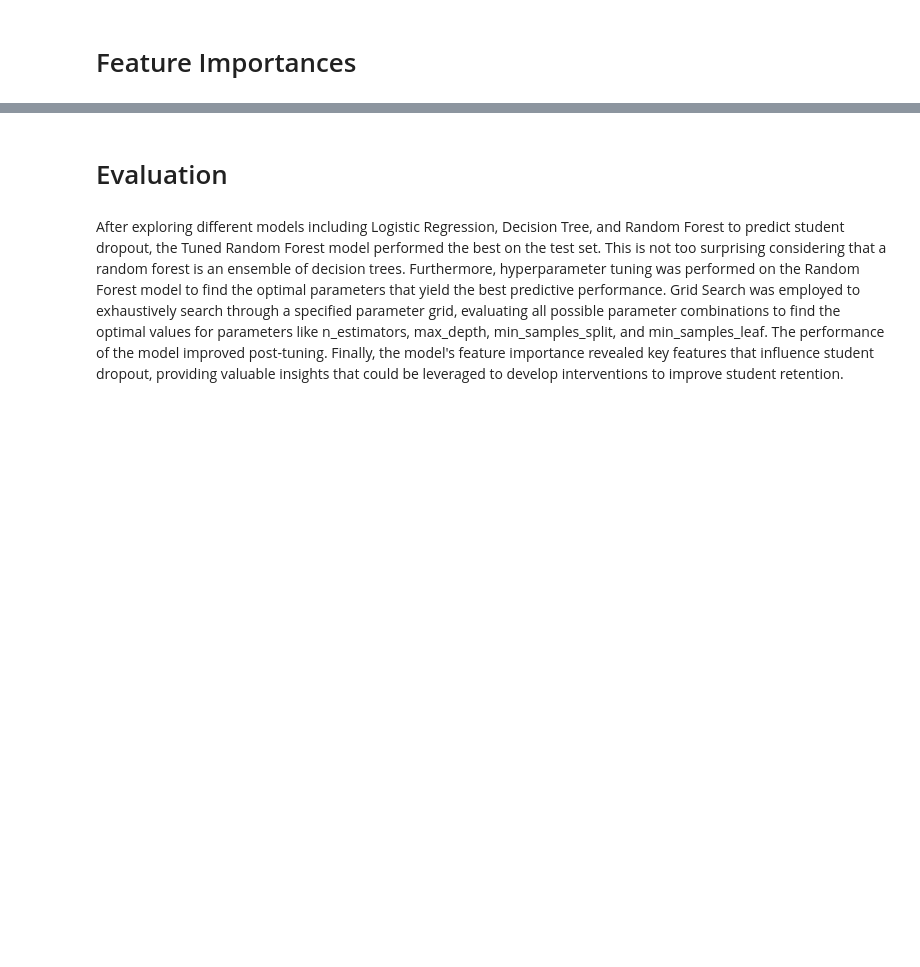
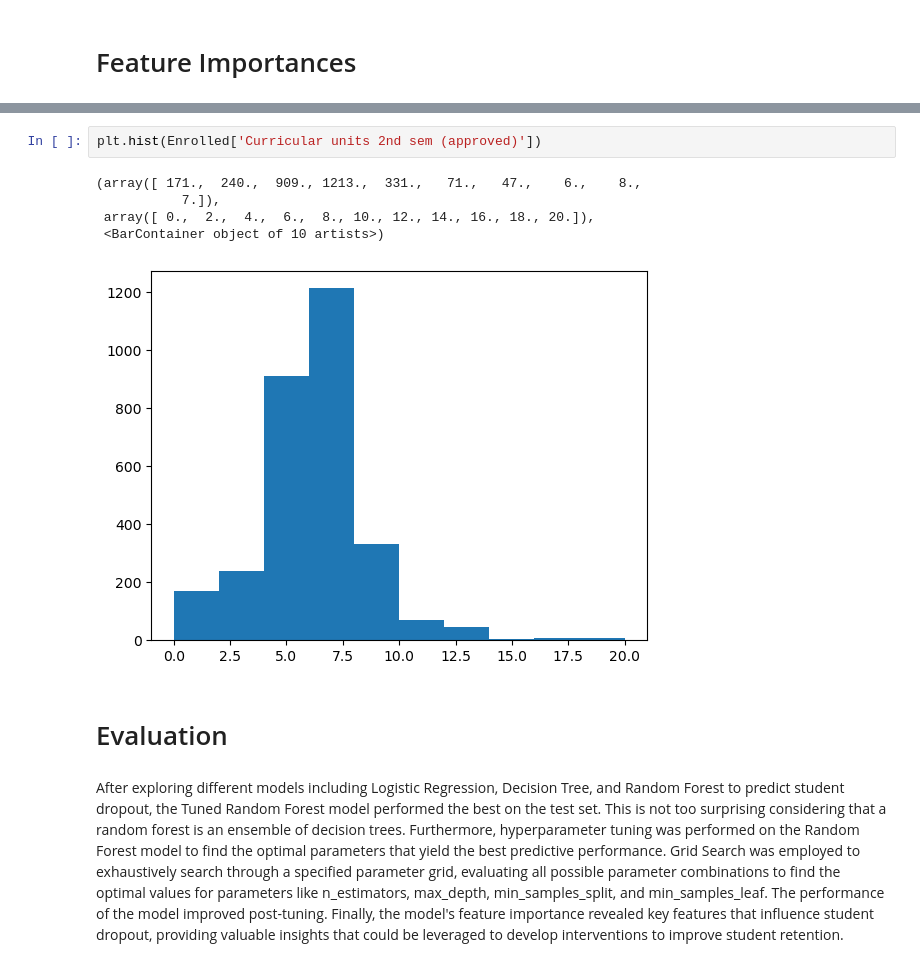
Before and after one commit to virgiliaantonucci/DS-Phase-3-Project, a Jupyter notebook: index.ipynb, the cells around one changed output, grey strips where cells are left out. Drawn from its saved outputs; the diff is of its cells as text; blank space fills up the shorter version.

```diff
--- a/index.ipynb
+++ b/index.ipynb
@@ -400,3 +445,11 @@ for model, label in zip(['Importance_LR', 'Importance_DT', 'Importance_RF'], ['L
+# %%
+plt.hist(Enrolled['Curricular units 2nd sem (approved)'])
+# %% [output]
+(array([ 171.,  240.,  909., 1213.,  331.,   71.,   47.,    6.,    8.,
+           7.]),
+ array([ 0.,  2.,  4.,  6.,  8., 10., 12., 14., 16., 18., 20.]),
+ <BarContainer object of 10 artists>)
+[figure, added]
 # %% [markdown]
 # Evaluation
 # %% [markdown]
```
Also changed, not shown: parts of 25 cells of this notebook.
